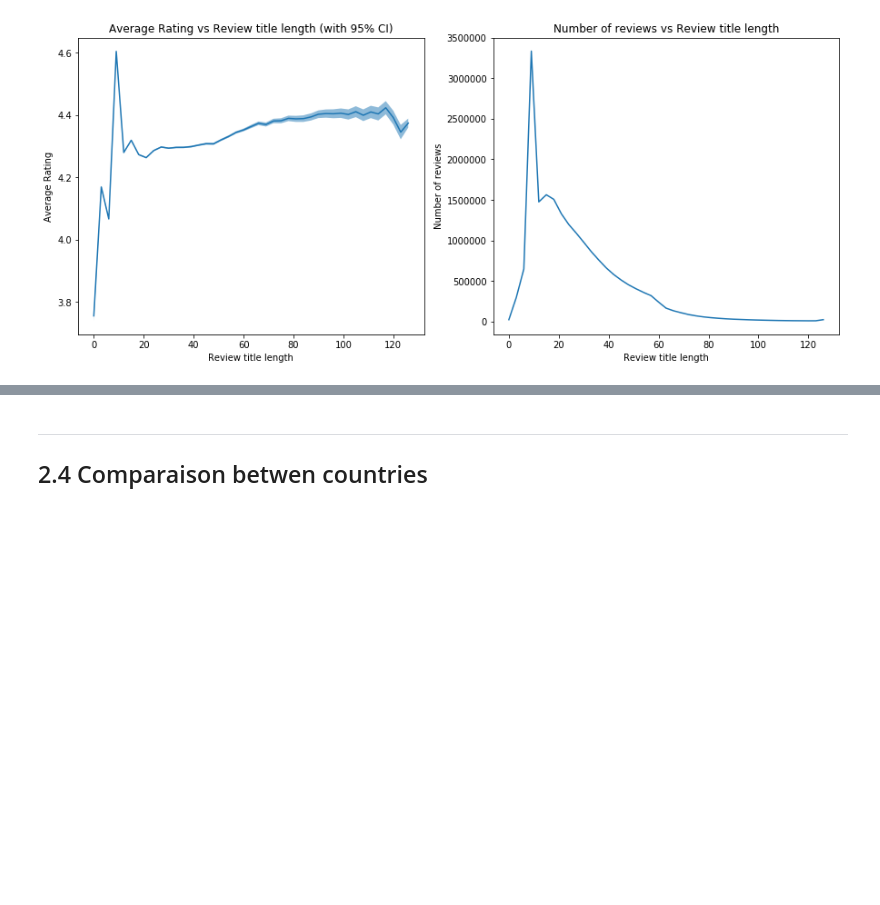
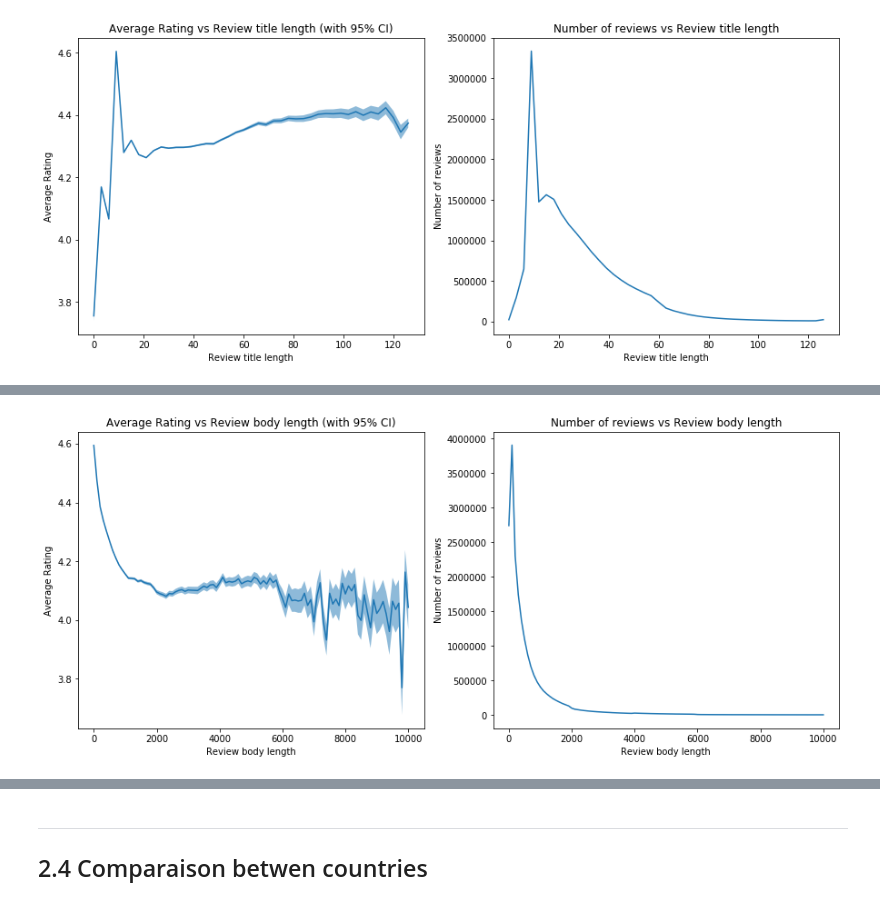
Before and after one commit to Billotais/cs_401_project, a Jupyter notebook: notebook.ipynb, the cells around one changed output, grey strips where cells are left out. Drawn from its saved outputs; the diff is of its cells as text; code cells hidden in the pictures; blank space fills up the shorter version.

Commit message:
Did review body, added some comments

```diff
--- a/notebook.ipynb
+++ b/notebook.ipynb
@@ -387,0 +390,10 @@ There does not seem to be any structure here. Text length is quite equally distr
+# %%
+# We noticed that body_length is almost always between [0, 10000] characters long, after which there is almost no data which creates a huge amont of noise
+by_body_length = by_review_length.where('body_length <= 10000').groupby('body_length').agg(f.avg('star_rating'), f.count('review_id'), f.stddev('star_rating')) \
+                    .withColumnRenamed('avg(star_rating)', 'rating') \
+                    .withColumnRenamed('stddev_samp(star_rating)', 'std_rating') \
+                    .withColumnRenamed('count(review_id)', 'count')
+by_body_length_pd = by_body_length.toPandas()
+# %%
+by_body_length_pd["body_length"] = pd.to_numeric(by_body_length_pd["body_length"])
+by_body_length_pd = by_body_length_pd.sort_values(by='body_length')
@@ -387,0 +409,21 @@ There does not seem to be any structure here. Text length is quite equally distr
+# %%
+# Plot the results
+fig, (ax1, ax2) = plt.subplots(1,2, figsize=(15,6))
+
+# First plot the average rating with its confidence interval
+ax1.plot(by_body_length_pd['body_length'], by_body_length_pd['rating'])
+ax1.fill_between(by_body_length_pd['body_length'], by_body_length_pd['rating'] - 1.96 * by_body_length_pd['std_rating'] / np.sqrt(by_body_length_pd['count']), \
+                                            by_body_length_pd['rating'] + 1.96 * by_body_length_pd['std_rating'] / np.sqrt(by_body_length_pd['count']), alpha=0.5)
+ax1.set_xlabel('Review body length')
+ax1.set_ylabel('Average Rating')
+ax1.set_title('Average Rating vs Review body length (with 95% CI)')
+
+
+ax2.plot(by_body_length_pd['body_length'], by_body_length_pd['count'])
+ax2.set_xlabel('Review body length')
+ax2.set_ylabel('Number of reviews')
+
+ax2.set_title('Number of reviews vs Review body length')
+plt.show()
+# %% [output]
+[figure, added]
```
Also changed, not shown: parts of 43 cells of this notebook, 1 other file.
